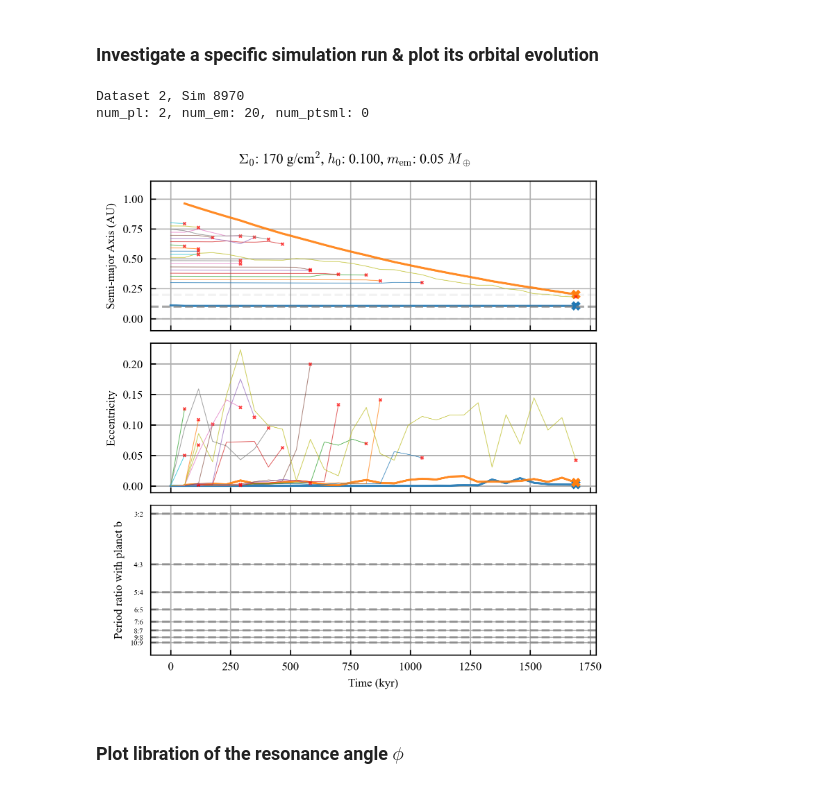
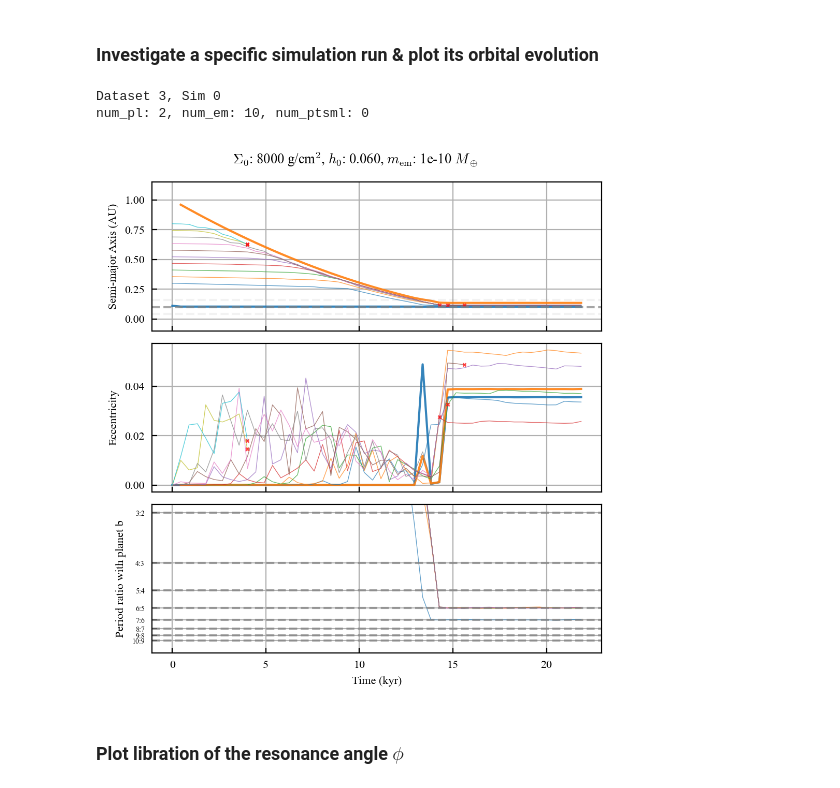
Before and after one commit to dchen10Git/uh-ifa-reu-2026, a Jupyter notebook: analyze_one_sim.ipynb, the cells around one changed output. Cells and saved outputs as stored; diff of their text form; code cells hidden in the pictures.

```diff
--- a/analyze_one_sim.ipynb
+++ b/analyze_one_sim.ipynb
@@ -38,7 +38,7 @@ r_sun = u.Rsun.to(u.AU)
 # %% [markdown]
 ### Investigate a specific simulation run & plot its orbital evolution
 # %%
-%matplotlib inline
+%matplotlib widget
 
 def plot_system(saved_sim, elements, num_pl, num_em, num_ptsml, t_units='kyr'):
     '''
@@ -359,40 +359,40 @@ def plot_system(saved_sim, elements, num_pl, num_em, num_ptsml, t_units='kyr'):
     plt.tight_layout(); plt.show()
     # plt.savefig("Figures/orbital_evo.svg", bbox_inches="tight")
 
-dataset_id = 2
-sim_id = 8970
+dataset_id = 3
+sim_id = 0
 
 elements = ['a',
             'e',
             'P_ratio_em_b',
             # 'P_ratio_em_c',
         ]
 
 for sim_id in range(sim_id, sim_id+1, 1):
 # for sim_id in inside_d:
     base_dir = Path.cwd()
     file_path = base_dir.parent / f"sim_results/dataset{dataset_id}" / f"sim{sim_id}.h5"
 
     try:
         saved_sim = reb_sims.load_simulation_run(file_path)
     except FileNotFoundError:
         print(f"Sim {sim_id} not found")
         continue
 
     sim_data, metadata = saved_sim
     m_star = metadata['m_star']
     rock_names = list(sim_data.keys())
     rocks = {p: sim_data[p] for p in rock_names}
     num_pl, num_em, num_ptsml = metadata['num_pl'], metadata['num_em'], metadata['num_ptsml']
 
     print(f"Dataset {dataset_id}, Sim {sim_id}")
     print(f"num_pl: {metadata['num_pl']}, num_em: {metadata['num_em']}, num_ptsml: {metadata['num_ptsml']}")
 
     plot_system(saved_sim, elements, num_pl, num_em, num_ptsml)
 # %% [output]
-Dataset 2, Sim 8970
-num_pl: 2, num_em: 20, num_ptsml: 0
+Dataset 3, Sim 0
+num_pl: 2, num_em: 10, num_ptsml: 0
-[figure, old version]
+[figure, new version]
 # %% [markdown]
 ### Plot libration of the resonance angle $\phi$
 # %%
```
Also changed, not shown: parts of 5 cells of this notebook, 11 other files.
